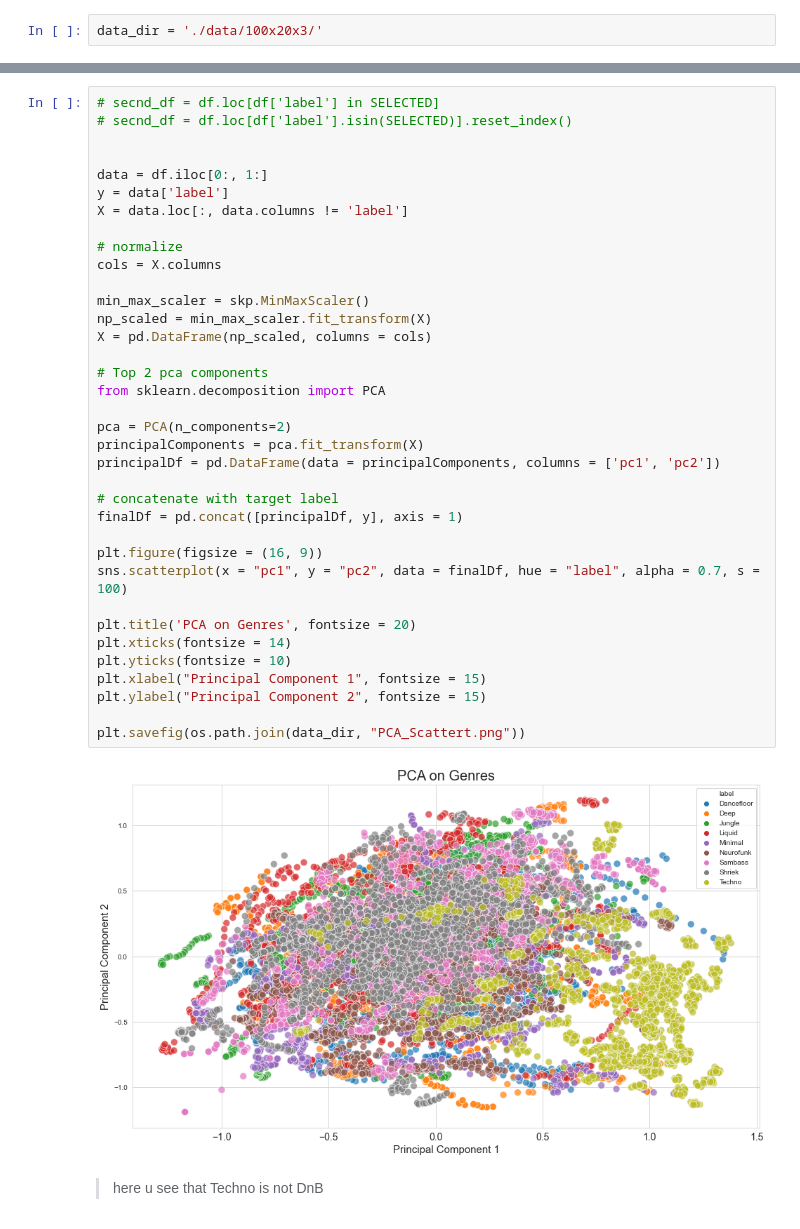
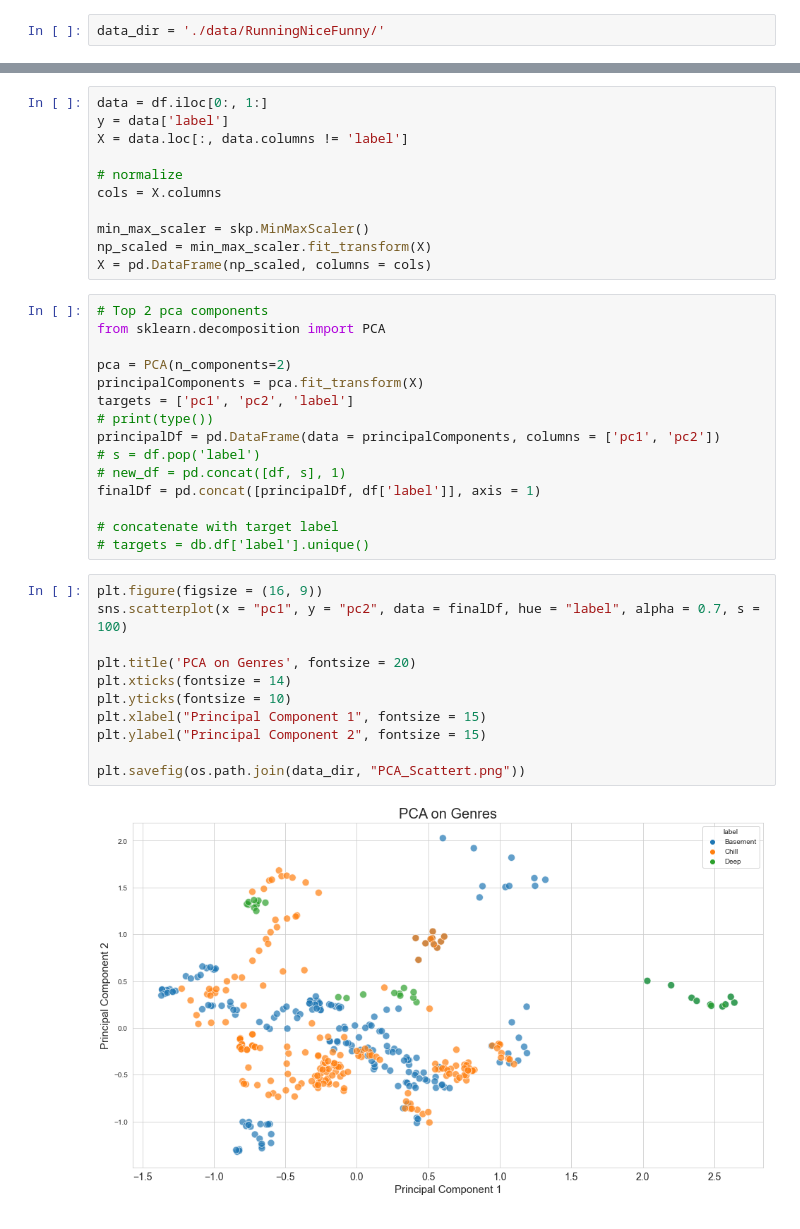
Before and after one commit to drumni/wave-classification-server, a Jupyter notebook: 2. Validate your data.ipynb, the cells around one changed output, grey strips where cells are left out. Saved outputs shown, nothing was run; the diff lists cells and outputs as text.

Commit message:
Strating 'Emotion' Label Tests

```diff
--- a/2. Validate your data.ipynb
+++ b/2. Validate your data.ipynb
@@ -15,4 +12,4 @@ import pandas as pd
 from src.database import Database
 # %%
-data_dir = './data/100x20x3/'
+data_dir = './data/RunningNiceFunny/'
 # %%
@@ -68,40 +64,39 @@ plt.savefig(os.path.join(data_dir, "BPM_Boxplot.png"))
+# %%
+data = df.iloc[0:, 1:]
+y = data['label']
+X = data.loc[:, data.columns != 'label']
+
+# normalize
+cols = X.columns
+
+min_max_scaler = skp.MinMaxScaler()
+np_scaled = min_max_scaler.fit_transform(X)
+X = pd.DataFrame(np_scaled, columns = cols)
+# %%
+# Top 2 pca components
+from sklearn.decomposition import PCA
+
+pca = PCA(n_components=2)
+principalComponents = pca.fit_transform(X)
+targets = ['pc1', 'pc2', 'label']
+# print(type())
+principalDf = pd.DataFrame(data = principalComponents, columns = ['pc1', 'pc2'])
+# s = df.pop('label')
+# new_df = pd.concat([df, s], 1)
+finalDf = pd.concat([principalDf, df['label']], axis = 1)
+
+# concatenate with target label
+# targets = db.df['label'].unique()
 # %%
-# secnd_df = df.loc[df['label'] in SELECTED]
-# secnd_df = df.loc[df['label'].isin(SELECTED)].reset_index()
-
-
-data = df.iloc[0:, 1:]
-y = data['label']
-X = data.loc[:, data.columns != 'label']
-
-# normalize
-cols = X.columns
-
-min_max_scaler = skp.MinMaxScaler()
-np_scaled = min_max_scaler.fit_transform(X)
-X = pd.DataFrame(np_scaled, columns = cols)
-
-# Top 2 pca components
-from sklearn.decomposition import PCA
-
-pca = PCA(n_components=2)
-principalComponents = pca.fit_transform(X)
-principalDf = pd.DataFrame(data = principalComponents, columns = ['pc1', 'pc2'])
-
-# concatenate with target label
-finalDf = pd.concat([principalDf, y], axis = 1)
-
 plt.figure(figsize = (16, 9))
 sns.scatterplot(x = "pc1", y = "pc2", data = finalDf, hue = "label", alpha = 0.7, s = 100)
 
 plt.title('PCA on Genres', fontsize = 20)
 plt.xticks(fontsize = 14)
 plt.yticks(fontsize = 10)
 plt.xlabel("Principal Component 1", fontsize = 15)
 plt.ylabel("Principal Component 2", fontsize = 15)
 
 plt.savefig(os.path.join(data_dir, "PCA_Scattert.png"))
 # %% [output]
-[figure, old version]
+[figure, new version]
-# %% [markdown]
-> here u see that Techno is not DnB
```
Also changed, not shown: parts of 4 cells of this notebook, 8 other files.
